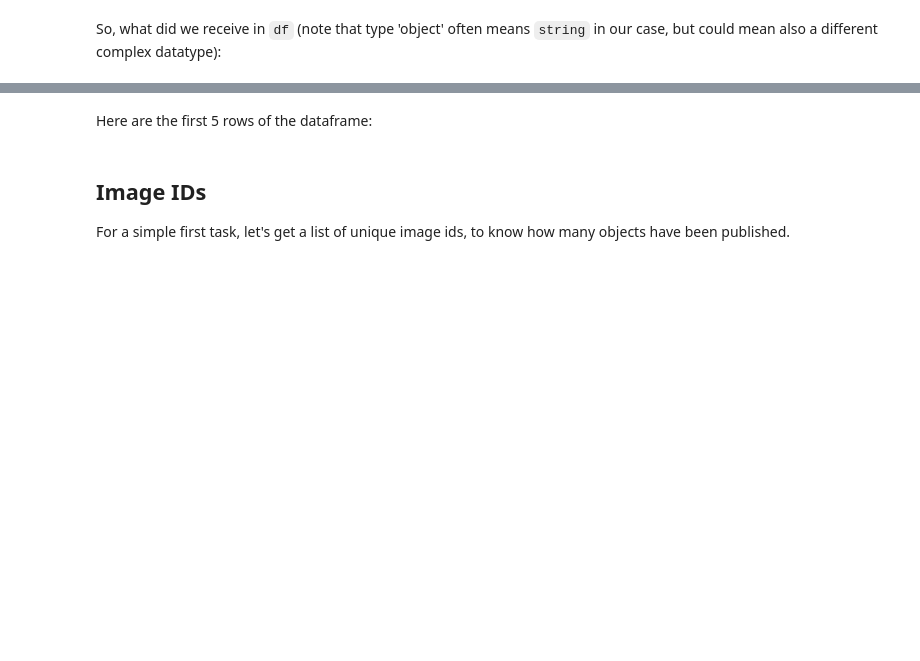
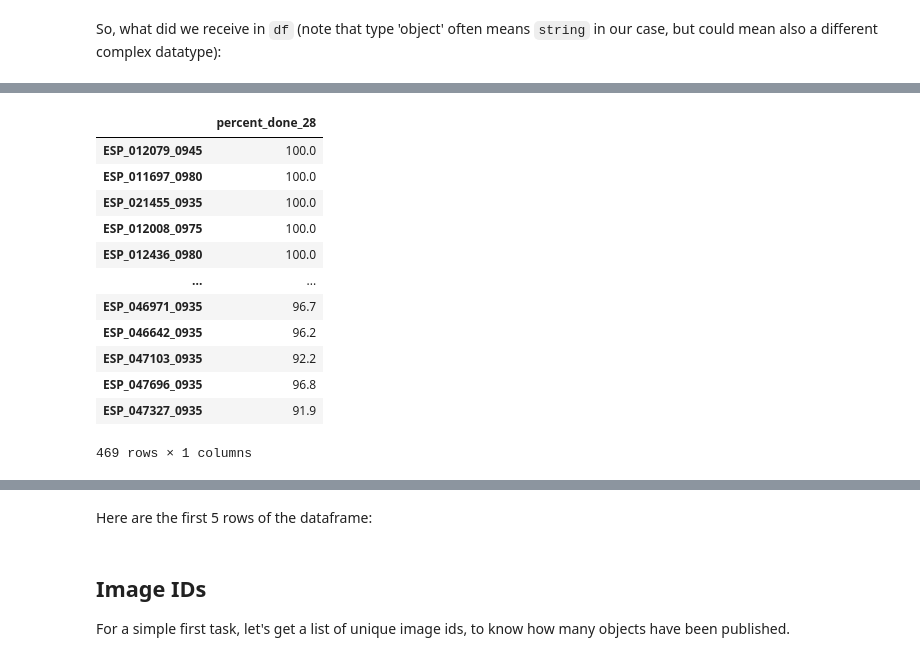
Before and after one commit to michaelaye/planet4, a Jupyter notebook: notebooks/P4 stats.ipynb, the cells around one changed output, grey strips where cells are left out. Saved outputs shown, nothing was run; the diff lists cells and outputs as text; code cells hidden in the pictures; blank space fills up the shorter version.

```diff
--- a/notebooks/P4 stats.ipynb
+++ b/notebooks/P4 stats.ipynb
@@ -39,0 +70,10 @@ for obsid in tqdm(obsids):
+# %%
+results_29 = []
+for obsid in tqdm(obsids):
+    sub_df = df[df.image_name==obsid]
+    results_29.append(stats.get_status_per_completed_tile(sub_df, limit=29))
+# %%
+results_28 = []
+for obsid in tqdm(obsids):
+    sub_df = df[df.image_name==obsid]
+    results_28.append(stats.get_status_per_completed_tile(sub_df, limit=28))
@@ -43,0 +144,16 @@ s.describe()
+# %%
+resdf
+# %% [output]
+|  | percent_done_28 |
+| ESP_012079_0945 | 100.0 |
+| ESP_011697_0980 | 100.0 |
+| ESP_021455_0935 | 100.0 |
+| ESP_012008_0975 | 100.0 |
+| ESP_012436_0980 | 100.0 |
+| ... | ... |
+| ESP_046971_0935 | 96.7 |
+| ESP_046642_0935 | 96.2 |
+| ESP_047103_0935 | 92.2 |
+| ESP_047696_0935 | 96.8 |
+| ESP_047327_0935 | 91.9 |
+469 rows × 1 columns
```
Also changed, not shown: parts of 47 cells of this notebook, 20 other files.
